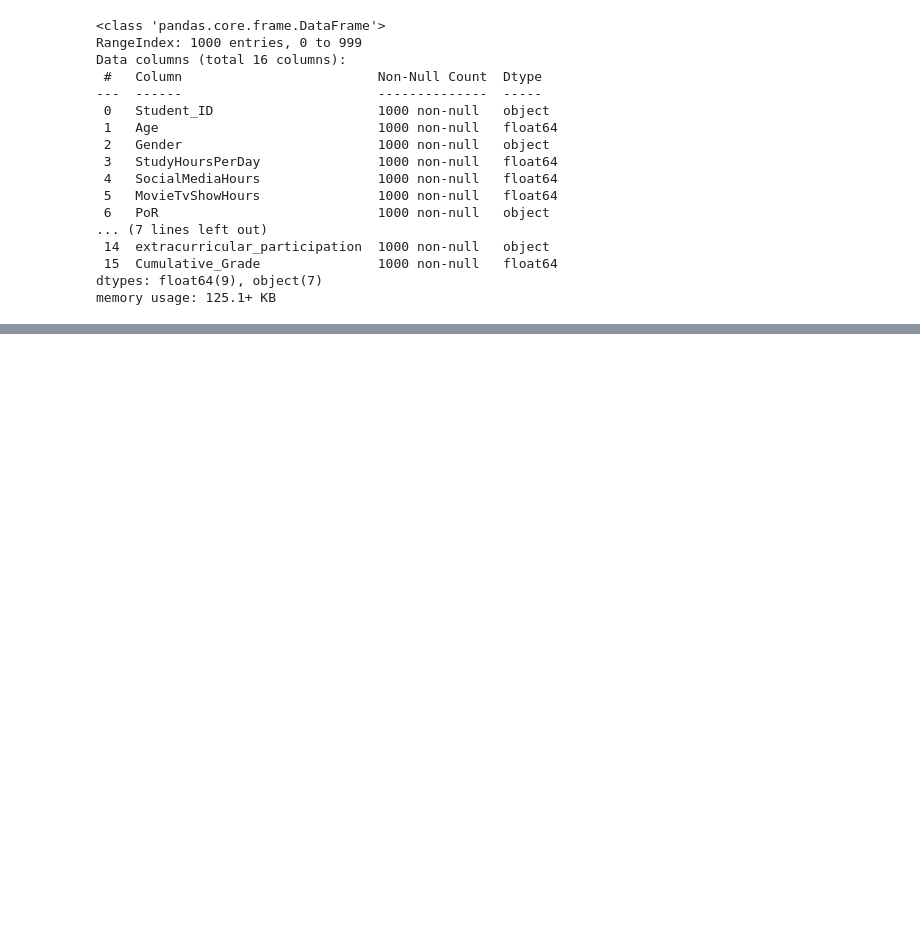
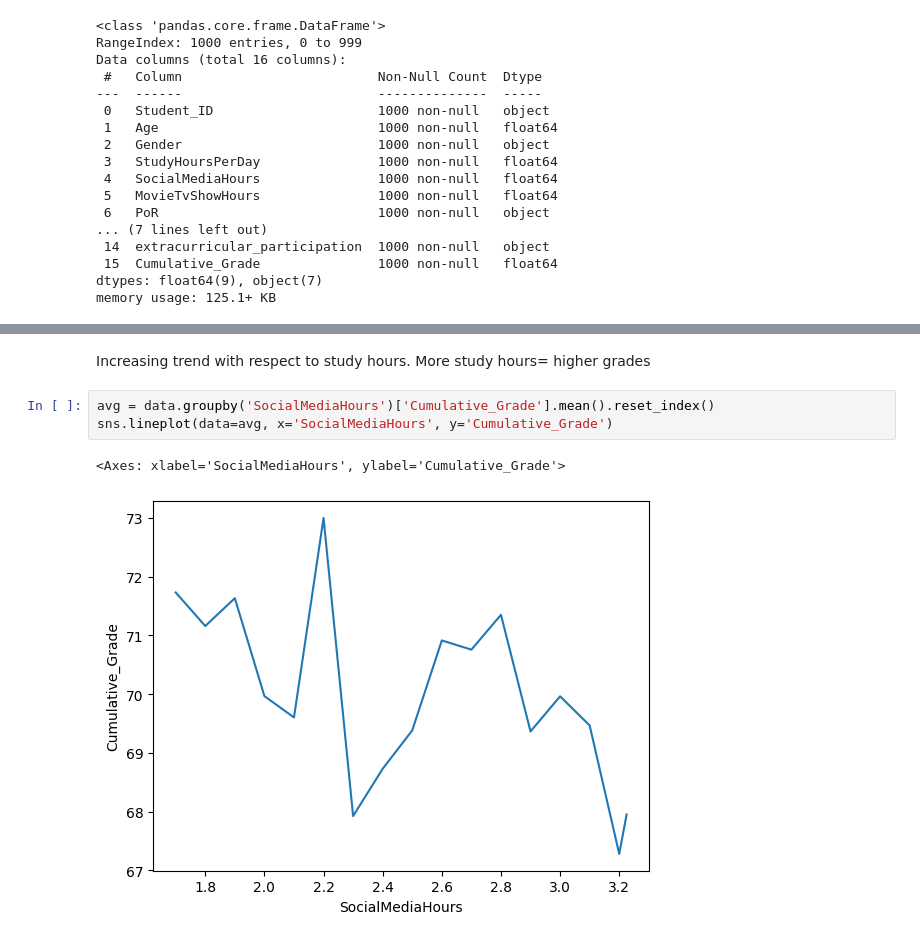
Before and after one commit to aditya161205/DAV, a Jupyter notebook: q1_DAV.ipynb, the cells around one changed output, grey strips where cells are left out. Drawn from its saved outputs; the diff is of its cells as text; blank space fills up the shorter version.

```diff
--- a/q1_DAV.ipynb
+++ b/q1_DAV.ipynb
@@ -72,0 +140,8 @@ memory usage: 125.1+ KB
+# %% [markdown]
+Increasing trend with respect to study hours. More study hours= higher grades
+# %%
+avg = data.groupby('SocialMediaHours')['Cumulative_Grade'].mean().reset_index()
+sns.lineplot(data=avg, x='SocialMediaHours', y='Cumulative_Grade')
+# %% [output]
+<Axes: xlabel='SocialMediaHours', ylabel='Cumulative_Grade'>
+[figure, added]
```
Also changed, not shown: parts of 19 cells of this notebook.
